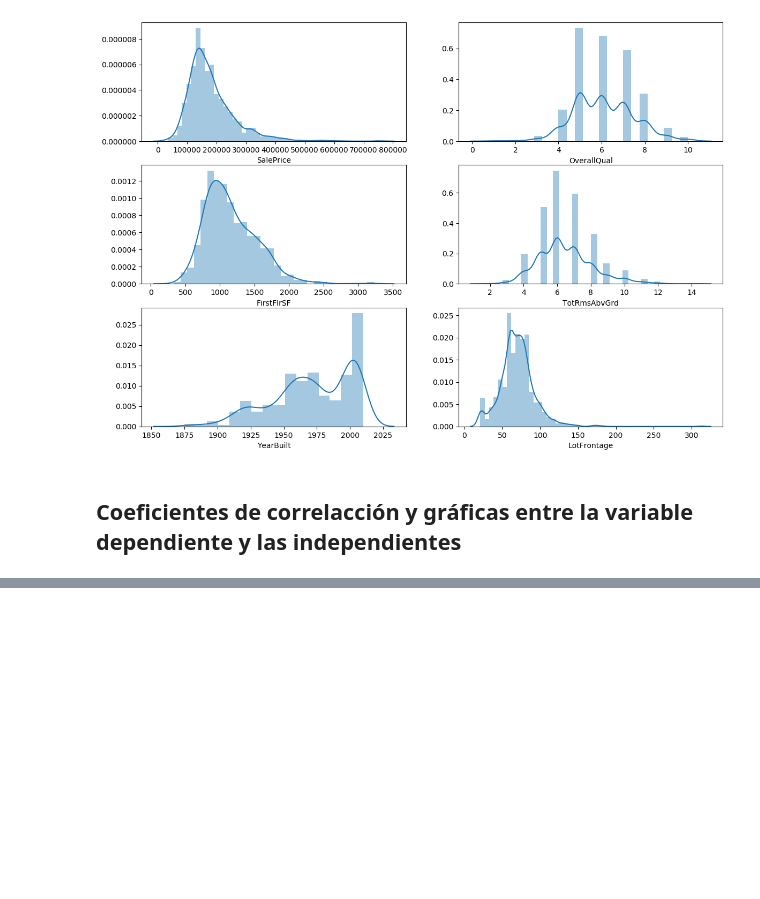
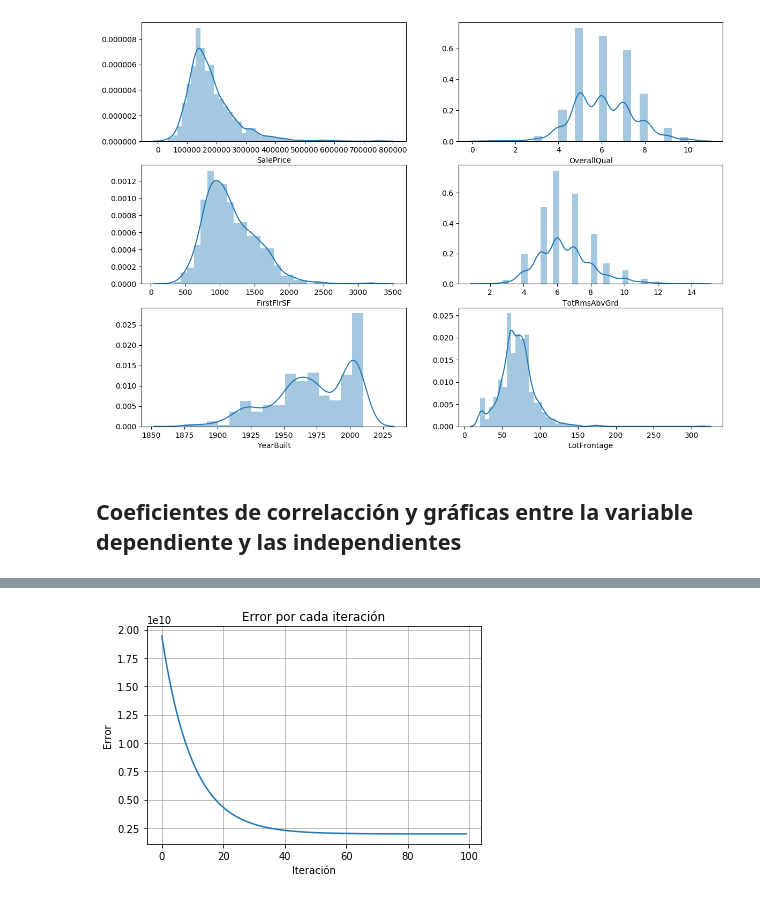
Before and after one commit to ottoortiz/jupyterNotebooks, a Jupyter notebook: Proyecto/Proyecto.ipynb, the cells around one changed output, grey strips where cells are left out. Saved outputs shown, nothing was run; the diff lists cells and outputs as text; code cells hidden in the pictures; blank space fills up the shorter version.

```diff
--- a/Proyecto/Proyecto.ipynb
+++ b/Proyecto/Proyecto.ipynb
@@ -152,0 +225,2 @@ plt.scatter(LotFrontage, SalePriceForLotFrontage)
+# %%
+modelos,errores =entrenar_modelo_regresion_lineal (FirstFlrSF,SalePrice,100,10,0.000000033123)
@@ -152,0 +237,4 @@ plt.scatter(LotFrontage, SalePriceForLotFrontage)
+# %%
+visualizar_error(errores)
+# %% [output]
+[figure, added]
```
Also changed, not shown: parts of 13 cells of this notebook.
